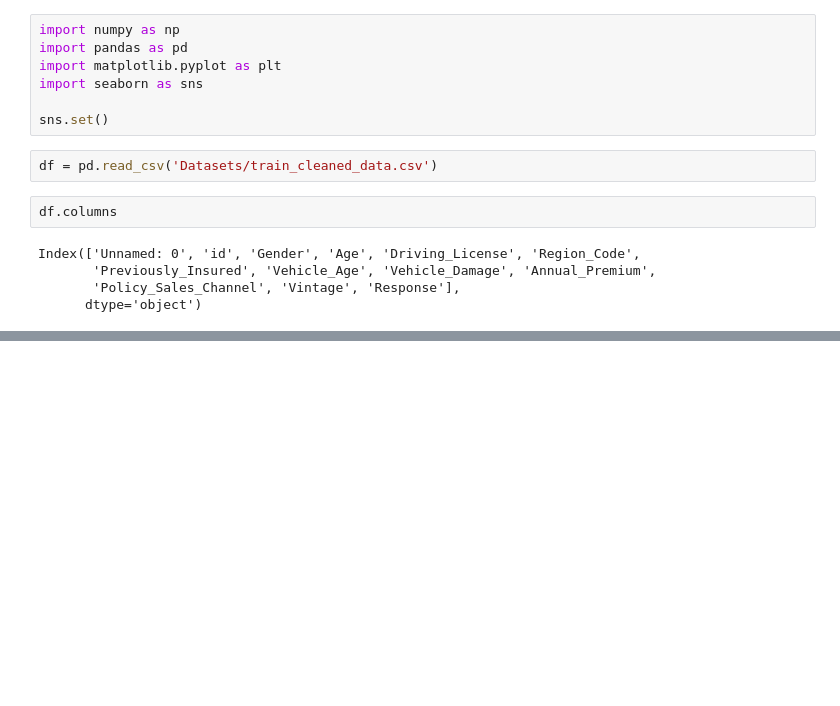
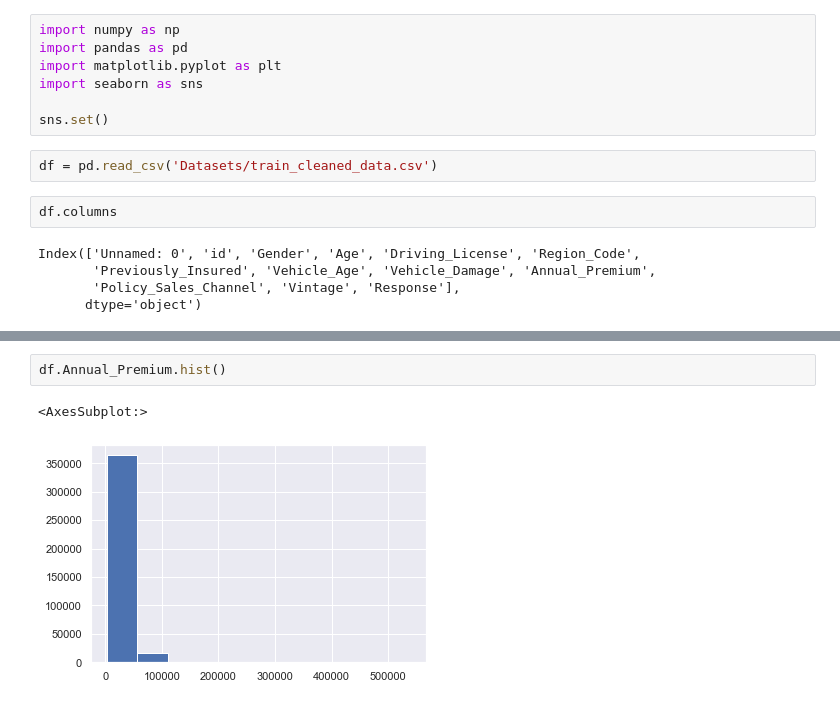
Before and after one commit to speri203/Ensemble_Car_Insurance, a Jupyter notebook: exploratory_analysis.ipynb, the cells around one changed output, grey strips where cells are left out. Saved outputs shown, nothing was run; the diff lists cells and outputs as text; blank space fills up the shorter version.

```diff
--- a/exploratory_analysis.ipynb
+++ b/exploratory_analysis.ipynb
@@ -21,0 +34,5 @@ Name: Gender, dtype: float64
+# %%
+df.Annual_Premium.hist()
+# %% [output]
+<AxesSubplot:>
+[figure, added]
```
Also changed, not shown: parts of 10 cells of this notebook.
